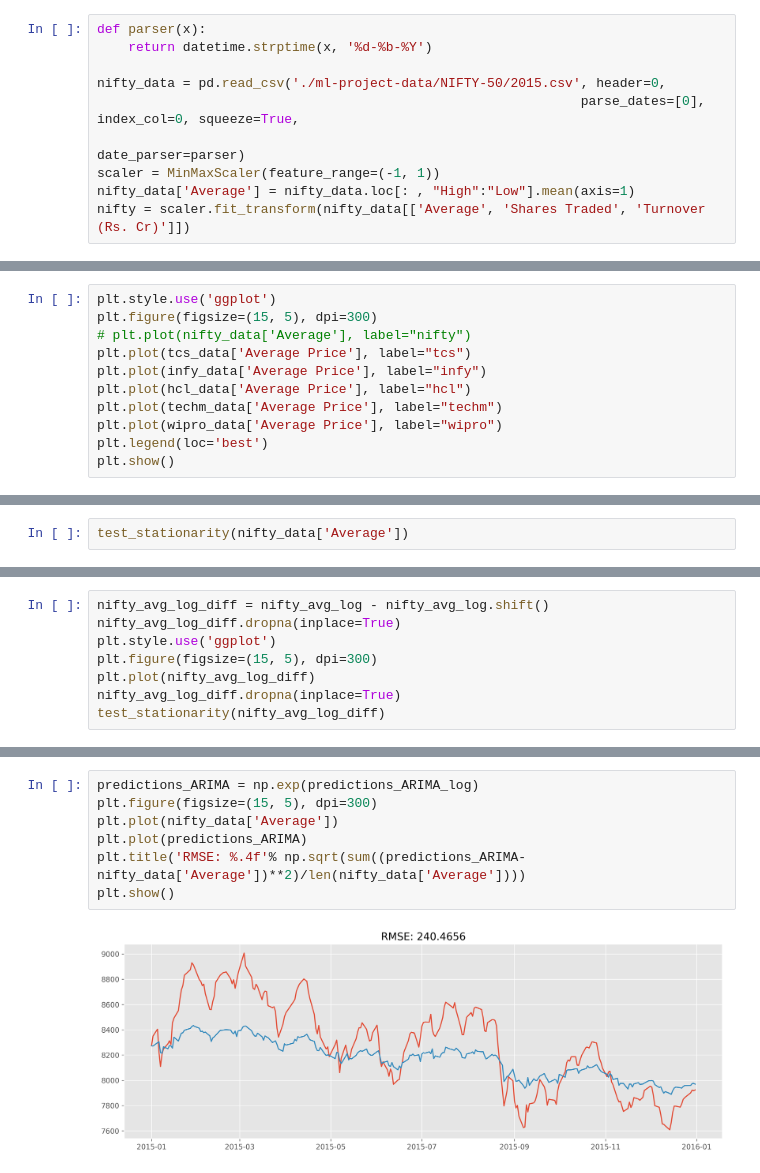
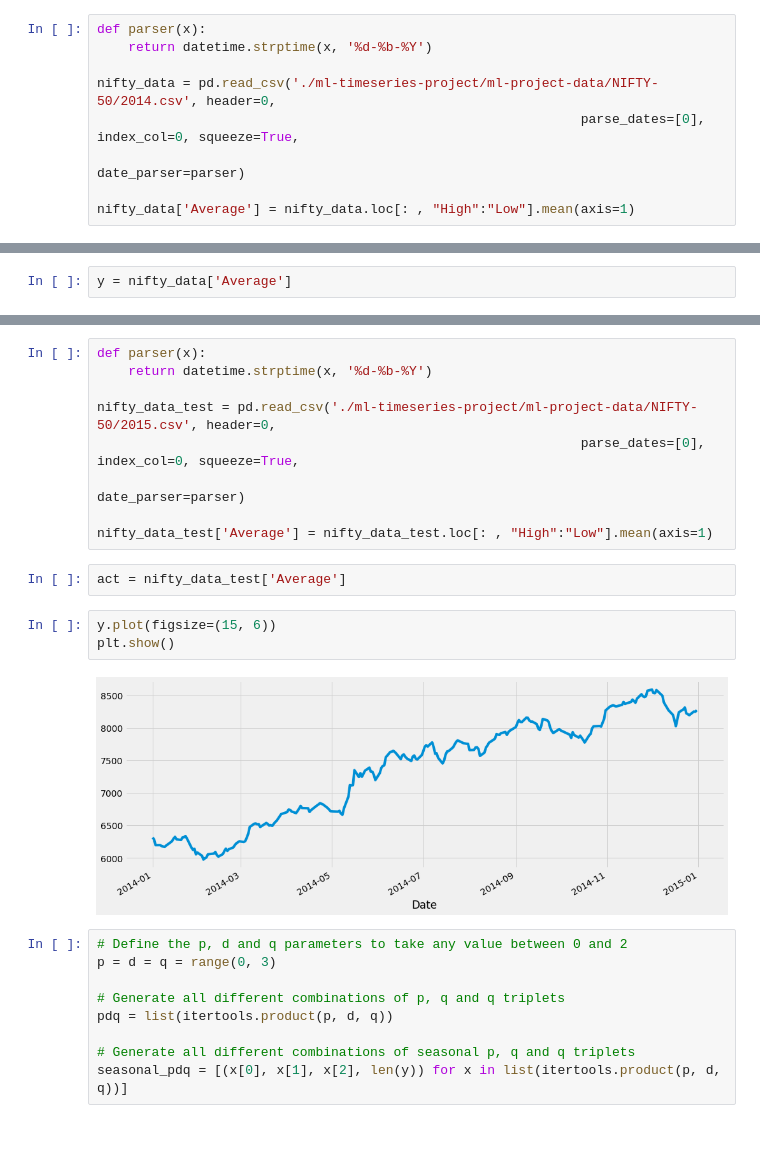
Before and after one commit to ReetBarik/Machine-Learning-Project, a Jupyter notebook: univariate-arima.ipynb, the cells around one changed output, grey strips where cells are left out. Cells and saved outputs as stored; diff of their text form; blank space fills up the shorter version.

Commit message:
ARIMA and SARIMAX implementation and graphs

```diff
--- a/univariate-arima.ipynb
+++ b/univariate-arima.ipynb
@@ -13,9 +12,8 @@ from statsmodels.tsa.stattools import acf, pacf, adfuller
 def parser(x):
     return datetime.strptime(x, '%d-%b-%Y')
 
-nifty_data = pd.read_csv('./ml-project-data/NIFTY-50/2015.csv', header=0,
+nifty_data = pd.read_csv('./ml-timeseries-project/ml-project-data/NIFTY-50/2014.csv', header=0,
                                                               parse_dates=[0], index_col=0, squeeze=True,
                                                               date_parser=parser)
-scaler = MinMaxScaler(feature_range=(-1, 1))
+
 nifty_data['Average'] = nifty_data.loc[: , "High":"Low"].mean(axis=1)
-nifty = scaler.fit_transform(nifty_data[['Average', 'Shares Traded', 'Turnover (Rs. Cr)']])
@@ -37,11 +19,0 @@ wipro = scaler.fit_transform(wipro_data[['Average Price', 'Total Traded Quantity
-# %%
-plt.style.use('ggplot')
-plt.figure(figsize=(15, 5), dpi=300)
-# plt.plot(nifty_data['Average'], label="nifty")
-plt.plot(tcs_data['Average Price'], label="tcs")
-plt.plot(infy_data['Average Price'], label="infy")
-plt.plot(hcl_data['Average Price'], label="hcl")
-plt.plot(techm_data['Average Price'], label="techm")
-plt.plot(wipro_data['Average Price'], label="wipro")
-plt.legend(loc='best')
-plt.show()
@@ -76,2 +20,2 @@ def test_stationarity(timeseries):
 # %%
-test_stationarity(nifty_data['Average'])
+y = nifty_data['Average']
@@ -96,8 +21,0 @@ plt.show()
-# %%
-nifty_avg_log_diff = nifty_avg_log - nifty_avg_log.shift()
-nifty_avg_log_diff.dropna(inplace=True)
-plt.style.use('ggplot')
-plt.figure(figsize=(15, 5), dpi=300)
-plt.plot(nifty_avg_log_diff)
-nifty_avg_log_diff.dropna(inplace=True)
-test_stationarity(nifty_avg_log_diff)
@@ -187,9 +22,25 @@ dtype: float64
-# %%
-predictions_ARIMA = np.exp(predictions_ARIMA_log)
-plt.figure(figsize=(15, 5), dpi=300)
-plt.plot(nifty_data['Average'])
-plt.plot(predictions_ARIMA)
-plt.title('RMSE: %.4f'% np.sqrt(sum((predictions_ARIMA-nifty_data['Average'])**2)/len(nifty_data['Average'])))
-plt.show()
-# %% [output]
-[figure, removed]
+# %%
+def parser(x):
+    return datetime.strptime(x, '%d-%b-%Y')
+
+nifty_data_test = pd.read_csv('./ml-timeseries-project/ml-project-data/NIFTY-50/2015.csv', header=0,
+                                                              parse_dates=[0], index_col=0, squeeze=True,
+                                                              date_parser=parser)
+
+nifty_data_test['Average'] = nifty_data_test.loc[: , "High":"Low"].mean(axis=1)
+# %%
+act = nifty_data_test['Average']
+# %%
+y.plot(figsize=(15, 6))
+plt.show()
+# %% [output]
+[figure, added]
+# %%
+# Define the p, d and q parameters to take any value between 0 and 2
+p = d = q = range(0, 3)
+
+# Generate all different combinations of p, q and q triplets
+pdq = list(itertools.product(p, d, q))
+
+# Generate all different combinations of seasonal p, q and q triplets
+seasonal_pdq = [(x[0], x[1], x[2], len(y)) for x in list(itertools.product(p, d, q))]
```
Also changed, not shown: parts of 23 cells of this notebook.
